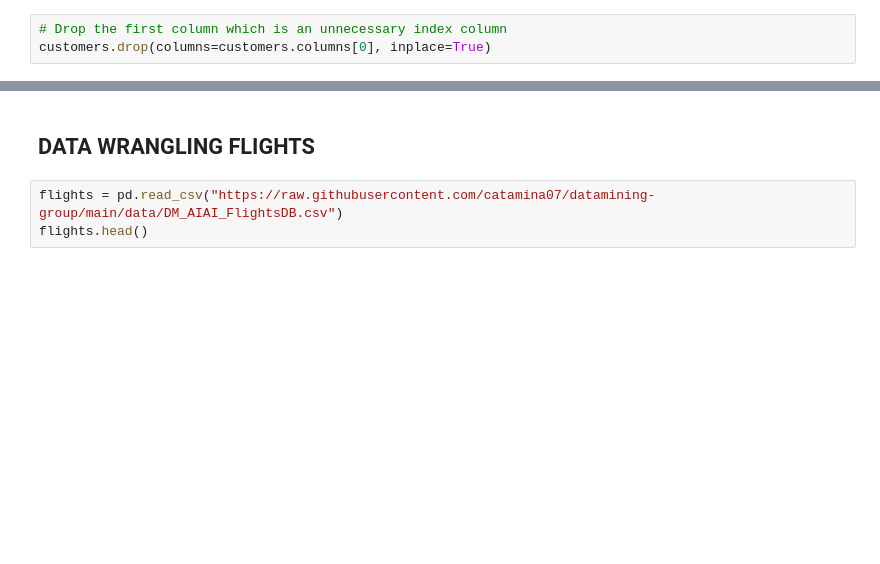
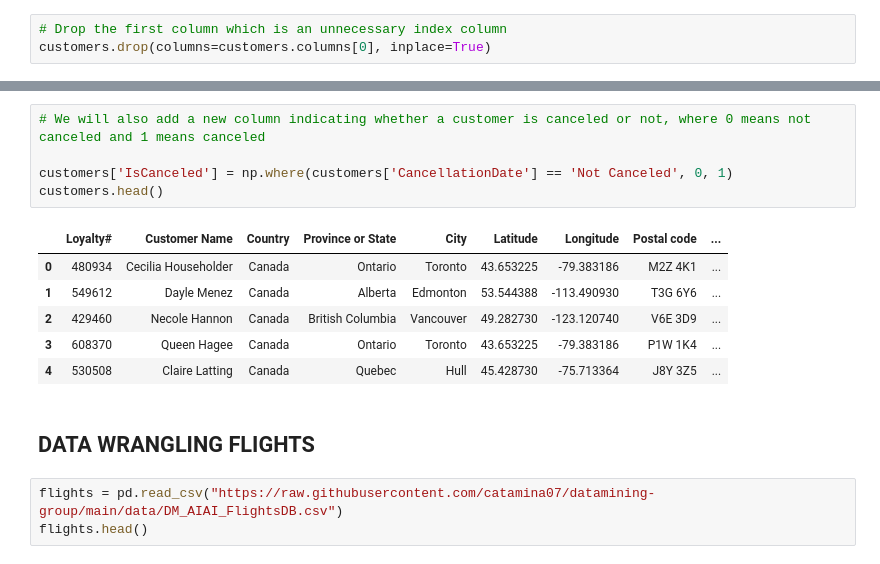
Before and after one commit to catamina07/datamining-group, a Jupyter notebook: projeto/projeto_total.ipynb, the cells around one changed output, grey strips where cells are left out. Cells and saved outputs as stored; diff of their text form; blank space fills up the shorter version.

```diff
--- a/projeto/projeto_total.ipynb
+++ b/projeto/projeto_total.ipynb
@@ -146,3 +227,15 @@ Rows removed.
+# %%
+# We will also add a new column indicating whether a customer is canceled or not, where 0 means not canceled and 1 means canceled
+
+customers['IsCanceled'] = np.where(customers['CancellationDate'] == 'Not Canceled', 0, 1)
+customers.head()
+# %% [output]
+|  | Loyalty# | Customer Name | Country | Province or State | City | Latitude | Longitude | Postal code | ... |
+| 0 | 480934 | Cecilia Householder | Canada | Ontario | Toronto | 43.653225 | -79.383186 | M2Z 4K1 | ... |
+| 1 | 549612 | Dayle Menez | Canada | Alberta | Edmonton | 53.544388 | -113.490930 | T3G 6Y6 | ... |
+| 2 | 429460 | Necole Hannon | Canada | British Columbia | Vancouver | 49.282730 | -123.120740 | V6E 3D9 | ... |
+| 3 | 608370 | Queen Hagee | Canada | Ontario | Toronto | 43.653225 | -79.383186 | P1W 1K4 | ... |
+| 4 | 530508 | Claire Latting | Canada | Quebec | Hull | 45.428730 | -75.713364 | J8Y 3Z5 | ... |
 # %% [markdown]
 ## DATA WRANGLING FLIGHTS
 # %%
```
Also changed, not shown: parts of 15 cells of this notebook, 1 other file.
